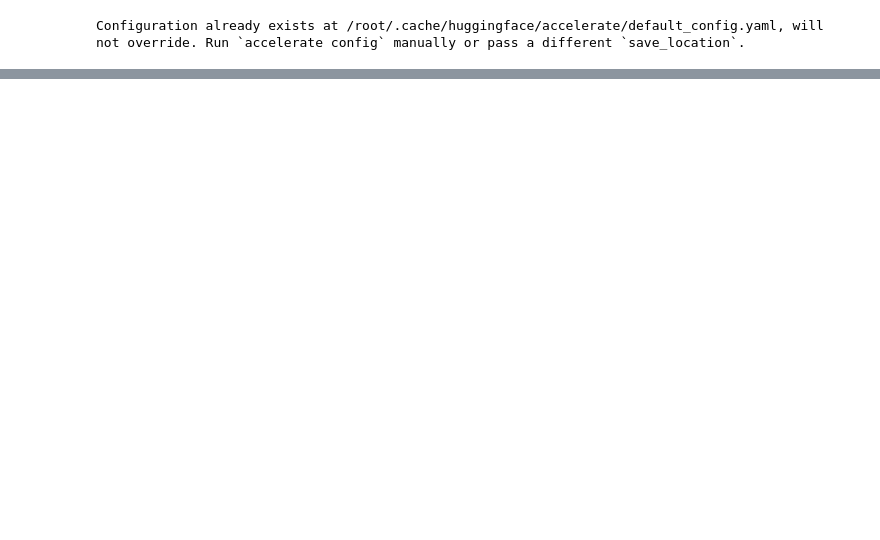
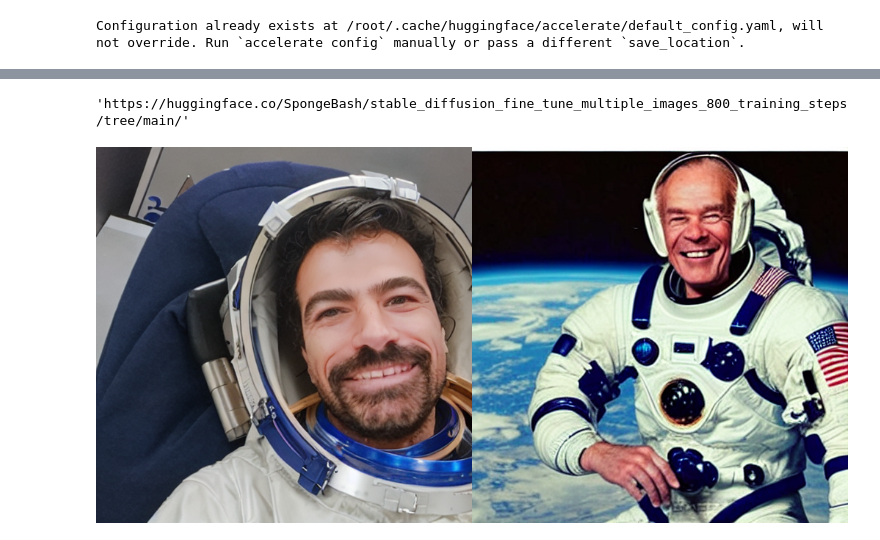
Before and after one commit to BacharKabalan/Machine_Learning_Institute, a Jupyter notebook: week8_fine_tune_stable_diffusion/dreambooth/Untitled1.ipynb, the cells around one changed output, grey strips where cells are left out. Cells and saved outputs as stored; diff of their text form; code cells hidden in the pictures; blank space fills up the shorter version.

Commit message:
succesful training of dreambooth. Next step is to work on enhancing the quality of the output. I have tested overfitting on one image. NExt step is to overfit on multiple images.

```diff
--- a/week8_fine_tune_stable_diffusion/dreambooth/Untitled1.ipynb
+++ b/week8_fine_tune_stable_diffusion/dreambooth/Untitled1.ipynb
@@ -84,0 +88,11 @@ subprocess.CalledProcessError: Command '['/usr/bin/python', './diffusers/example
+# %%
+from diffusers import StableDiffusionPipeline
+from PIL import Image
+torch.cuda.empty_cache()
+seed = 42
+torch.manual_seed(seed)
+model_id = "./dreambooth/run1/sd_aiconos-model-v1-2_400"
+pipe = StableDiffusionPipeline.from_pretrained(model_id, torch_dtype=torch.float16).to("cuda")
+pipe_base = StableDiffusionPipeline.from_pretrained("CompVis/stable-diffusion-v1-2")
+pipe.to("cuda")
+pipe_base.to("cuda")
@@ -84,0 +121,29 @@ subprocess.CalledProcessError: Command '['/usr/bin/python', './diffusers/example
+# %%
+pipe.push_to_hub('stable_diffusion_fine_tune_multiple_images_800_training_steps')
+# %% [output]
+'https://huggingface.co/SpongeBash/stable_diffusion_fine_tune_multiple_images_800_training_steps/tree/main/'
+# %%
+prompt = "A photo of brk1 smiling in a space suit"
+# Run inference using ChatGPT prompts to acquire 4 image panels
+num_inference_steps=50
+image1 = pipe(prompt, num_inference_steps=num_inference_steps, guidance_scale=7.5).images[0]
+image1.save("tuned_lego_panel_1.png")
+image_base = pipe_base(prompt=prompt, num_inference_steps=num_inference_steps, guidance_scale=7.5).images[0]
+image_base.save("base_lego_panel_2.png")
+# Image grid helper function from HuggingFace
+def image_grid(imgs, rows, cols):
+    assert len(imgs) == rows*cols
+
+    w, h = imgs[0].size
+    grid = Image.new('RGB', size=(cols*w, rows*h))
+    grid_w, grid_h = grid.size
+
+    for i, img in enumerate(imgs):
+        grid.paste(img, box=(i%cols*w, i//cols*h))
+    return grid
+
+all_images = [image1,image_base]
+grid = image_grid(all_images, rows=1, cols=2)
+grid
+# %% [output]
+[figure, added]
```
Also changed, not shown: parts of 9 cells of this notebook, 20 other files.
